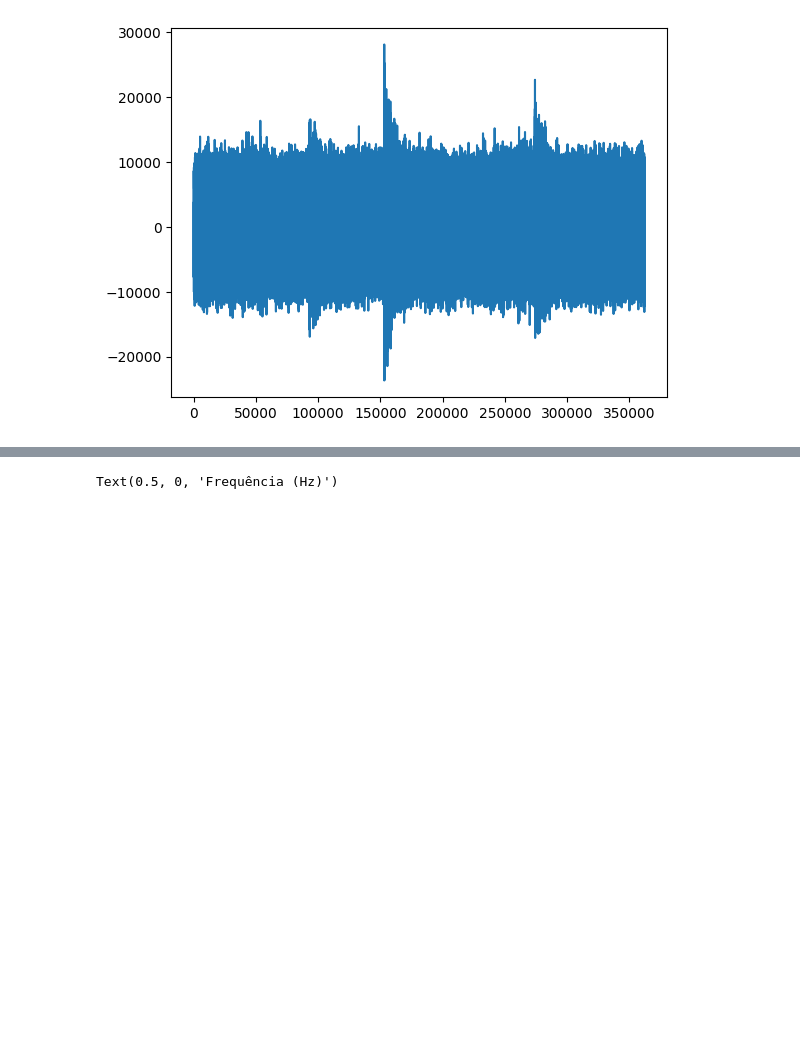
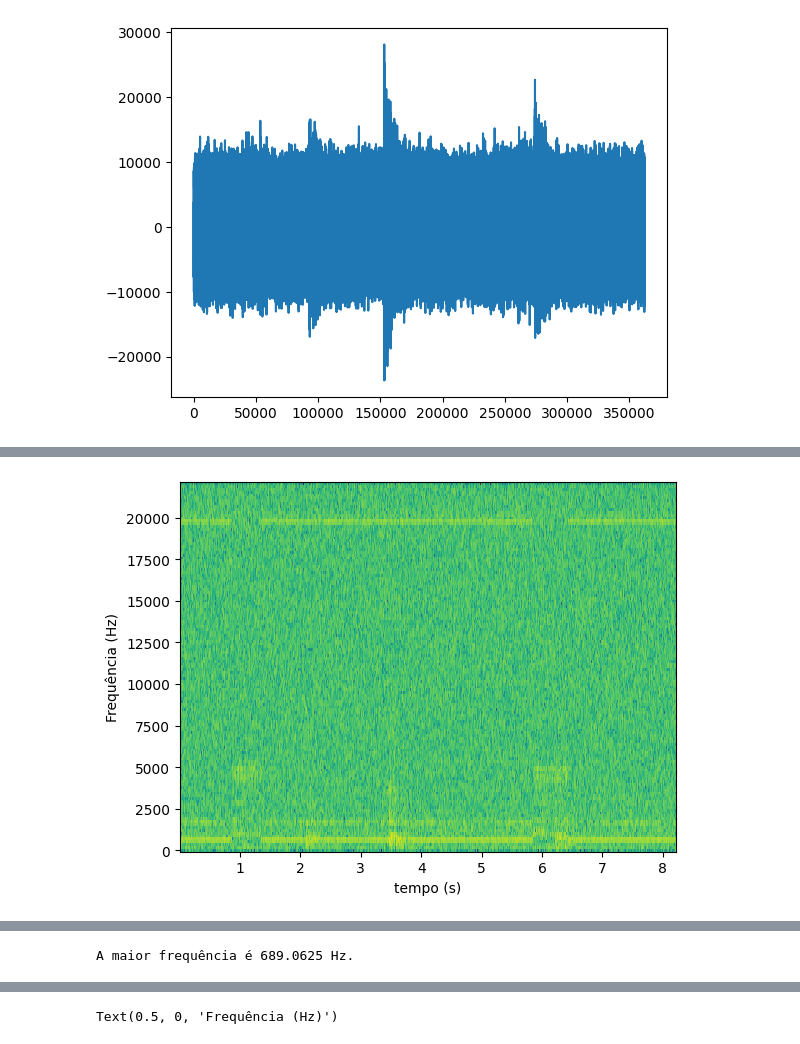
Before and after one commit to MatheusrCunha/PDS_1, a Jupyter notebook: Projeto_Final.ipynb, the cells around one changed output, grey strips where cells are left out. Drawn from its saved outputs; the diff is of its cells as text; code cells hidden in the pictures; blank space fills up the shorter version.

```diff
--- a/Projeto_Final.ipynb
+++ b/Projeto_Final.ipynb
@@ -29,5 +37,19 @@ plt.plot(audio)
+# %%
+potencia_dB = 10*np.log10(potencia)
+plt.pcolormesh(tempo,freq,potencia_dB)
+plt.xlabel('tempo (s)'), plt.ylabel('Frequência (Hz)')
+plt.show()
+# %% [output]
+[figure, added]
 # %%
 from IPython.display import Audio
 Audio(audio, rate=fs_audio)
 # %% [output]
 [interactive output not drawn]
+# %%
+fm = np.mean(potencia_dB, axis=1)
+freq_fm = np.argmax(fm)
+freq_max = freq[freq_fm]
+print(f'A maior frequência é {freq_max} Hz.')
+# %% [output]
+A maior frequência é 689.0625 Hz.
```
Also changed, not shown: parts of 9 cells of this notebook.
